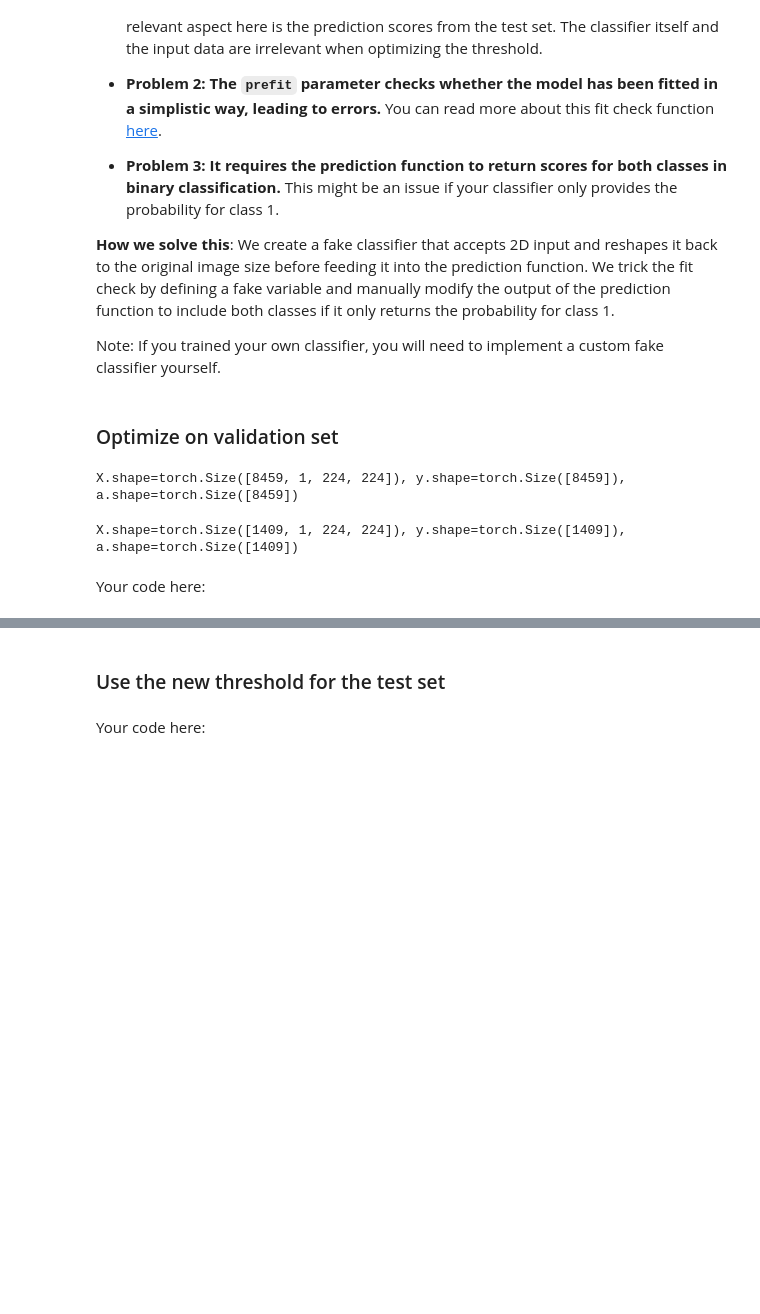
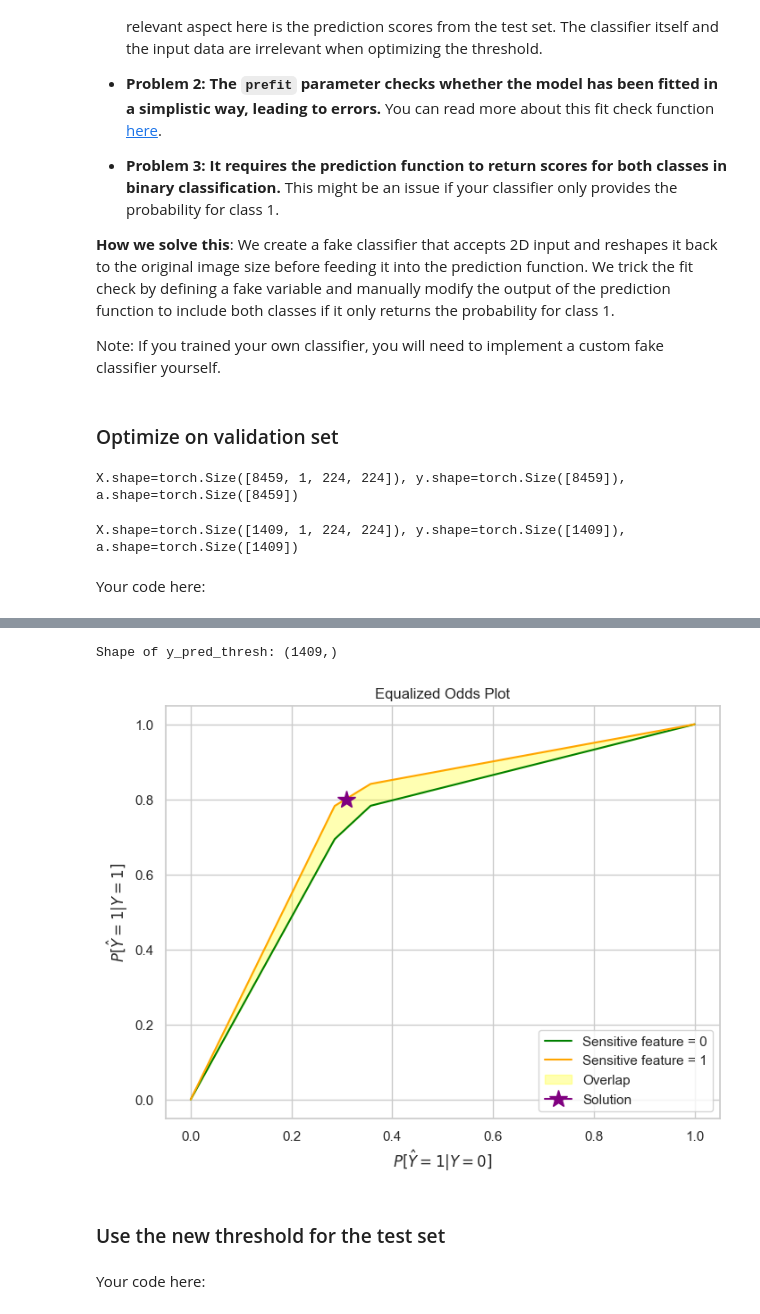
Before and after one commit to johan-bh/ResponsibleAI_Project1, a Jupyter notebook: exercise.ipynb, the cells around one changed output, grey strips where cells are left out. Saved outputs shown, nothing was run; the diff lists cells and outputs as text; code cells hidden in the pictures; blank space fills up the shorter version.

```diff
--- a/exercise.ipynb
+++ b/exercise.ipynb
@@ -398,0 +447,19 @@ Your code here:
+# %%
+from fairlearn.postprocessing import ThresholdOptimizer
+
+thresh_opt = ThresholdOptimizer(
+    estimator=classifier_fake,
+    constraints='equalized_odds',
+    objective='balanced_accuracy_score',
+    predict_method='predict_proba',
+    prefit=True
+)
+
+# Fit the ThresholdOptimizer
+thresh_opt.fit(X_val_2D, y_val, sensitive_features=a_val)
+
+# Get the adjusted predictions
+y_pred_thresh = thresh_opt.predict(X_val_2D, sensitive_features=a_val)
+print(f"Shape of y_pred_thresh: {y_pred_thresh.shape}")  # Should be (n_samples,)
+# %% [output]
+Shape of y_pred_thresh: (1409,)
@@ -399,3 +484,53 @@ Your code here:
+# %%
+import numpy as np
+import matplotlib.pyplot as plt
+from sklearn.metrics import confusion_matrix
+
+# Function to compute TPR and FPR for each group
+def compute_tpr_fpr(y_true, y_pred):
+    cm = confusion_matrix(y_true, y_pred)
+    tn, fp, fn, tp = cm.ravel()
+    fpr = fp / (fp + tn)
+    tpr = tp / (tp + fn)
+    return fpr, tpr
+
+# Compute TPR and FPR for each sensitive group
+fpr0, tpr0 = compute_tpr_fpr(y_val[group_0_indices], y_pred_thresh[group_0_indices])
+fpr1, tpr1 = compute_tpr_fpr(y_val[group_1_indices], y_pred_thresh[group_1_indices])
+
+# Interpolated TPR and FPR to smooth the curve but with fewer points
+fpr_common = np.linspace(0, 1, 15)  # Reduce the number of points to 50
+tpr0_interp = np.interp(fpr_common, [0, fpr0, 1], [0, tpr0, 1])
+tpr1_interp = np.interp(fpr_common, [0, fpr1, 1], [0, tpr1, 1])
+
+# Create the plot
+plt.figure(figsize=(8, 6))
+
+# Plot sensitive feature = 0
+plt.plot(fpr_common, tpr0_interp, label='Sensitive feature = 0', color='green')
+
+# Plot sensitive feature = 1
+plt.plot(fpr_common, tpr1_interp, label='Sensitive feature = 1', color='orange')
+
+# Highlight overlapping region
+overlap_lower = np.maximum(np.minimum(tpr0_interp, tpr1_interp), 0)
+overlap_upper = np.minimum(np.maximum(tpr0_interp, tpr1_interp), 1)
+plt.fill_between(fpr_common, overlap_lower, overlap_upper, color='yellow', alpha=0.3, label='Overlap')
+
+# Mark the final threshold solution (assumed point for illustration)
+solution_fpr = (fpr0 + fpr1) / 2
+solution_tpr = (tpr0 + tpr1) / 2
+plt.plot(solution_fpr, solution_tpr, marker='*', color='purple', markersize=15, label='Solution')
+
+# Labels and title
+plt.xlabel(r'$P[\hat{Y} = 1 | Y = 0]$')
+plt.ylabel(r'$P[\hat{Y} = 1 | Y = 1]$')
+plt.title('Equalized Odds Plot')
+plt.legend(loc='lower right')
+plt.grid(True)
+plt.show()
+# %% [output]
+[figure, added]
 # %% [markdown]
 ### Use the new threshold for the test set
 # %% [markdown]
```
Also changed, not shown: parts of 19 cells of this notebook, 1 other file.
